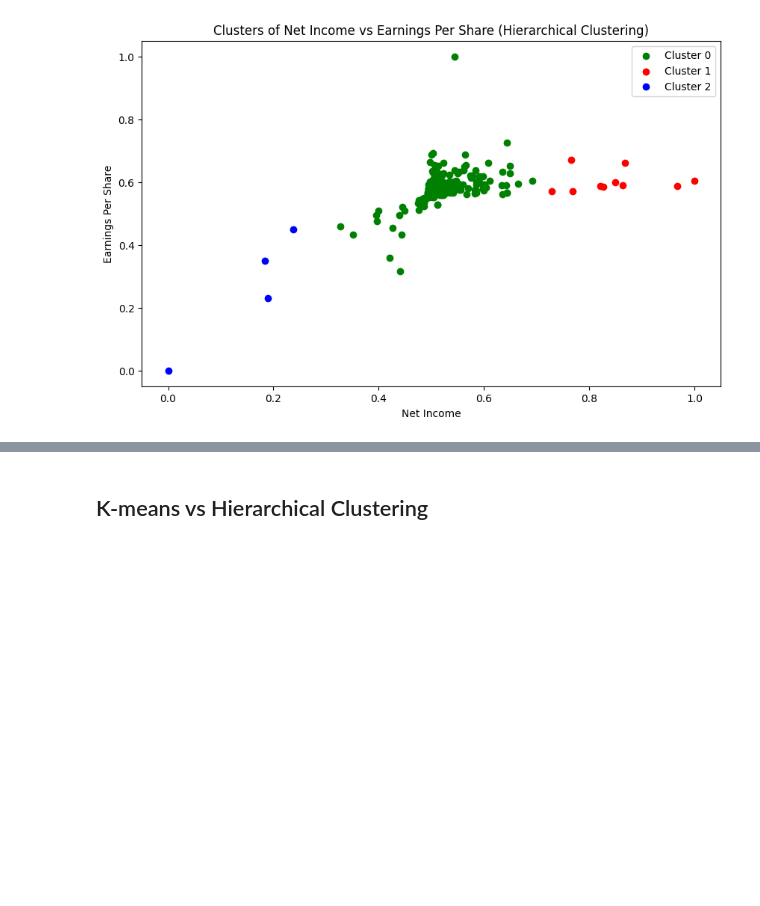
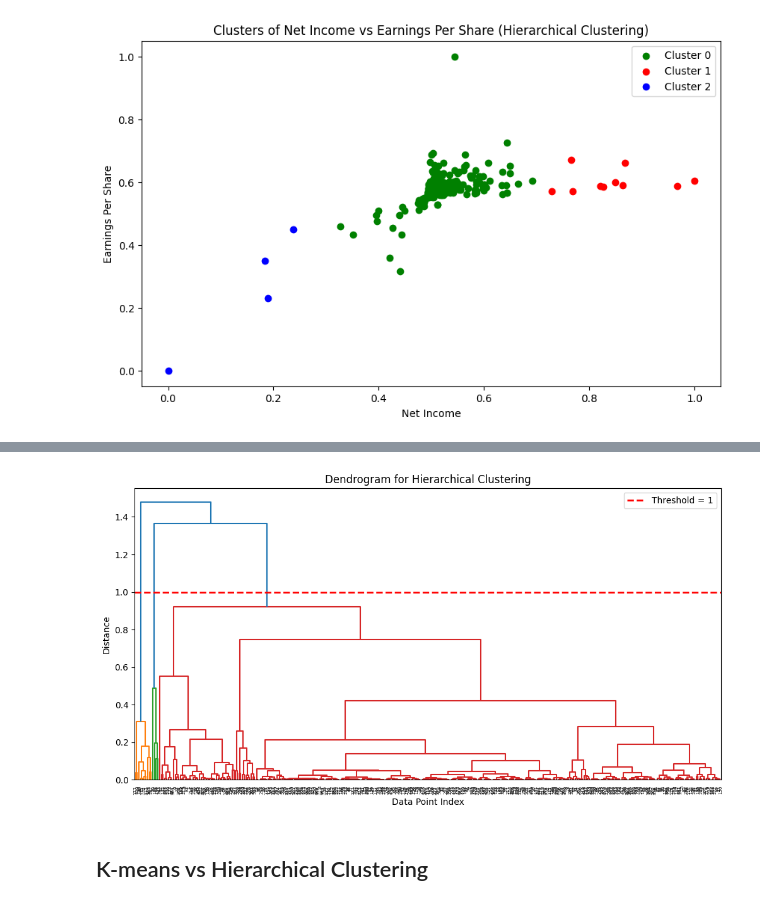
Before and after one commit to dunstanms/AI_BOOTCAMP, a Jupyter notebook: stock_data.ipynb, the cells around one changed output, grey strips where cells are left out. Saved outputs shown, nothing was run; the diff lists cells and outputs as text; code cells hidden in the pictures; blank space fills up the shorter version.

```diff
--- a/stock_data.ipynb
+++ b/stock_data.ipynb
@@ -586,3 +601,21 @@ plt.show()
+# %%
+from scipy.cluster.hierarchy import linkage, dendrogram
+
+
+# Calculate the linkage matrix using Ward's method
+linkage_matrix = linkage(X, method='ward')
+
+# Plot the dendrogram
+plt.figure(figsize=(12, 6))
+dendrogram(linkage_matrix, color_threshold=1)
+plt.title('Dendrogram for Hierarchical Clustering')
+plt.xlabel('Data Point Index')
+plt.ylabel('Distance')
+plt.axhline(y=1, color='r', linestyle='--', linewidth=2, label='Threshold = 1')
+plt.legend()
+plt.show()
+# %% [output]
+[figure, added]
 # %% [markdown]
 ## K-means vs Hierarchical Clustering
 # %% [markdown]
```
Also changed, not shown: parts of 2 cells of this notebook.
